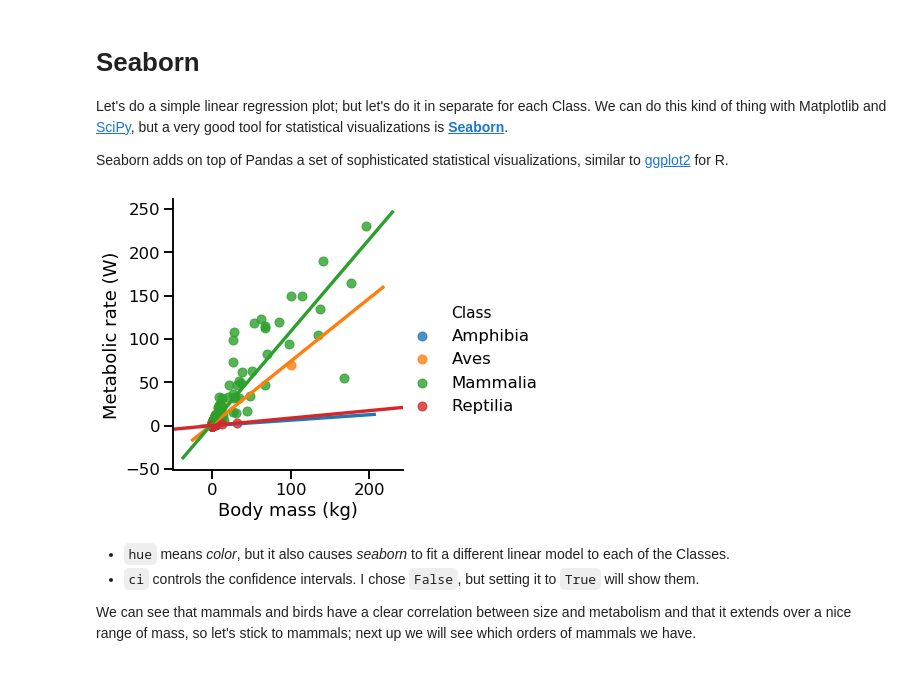
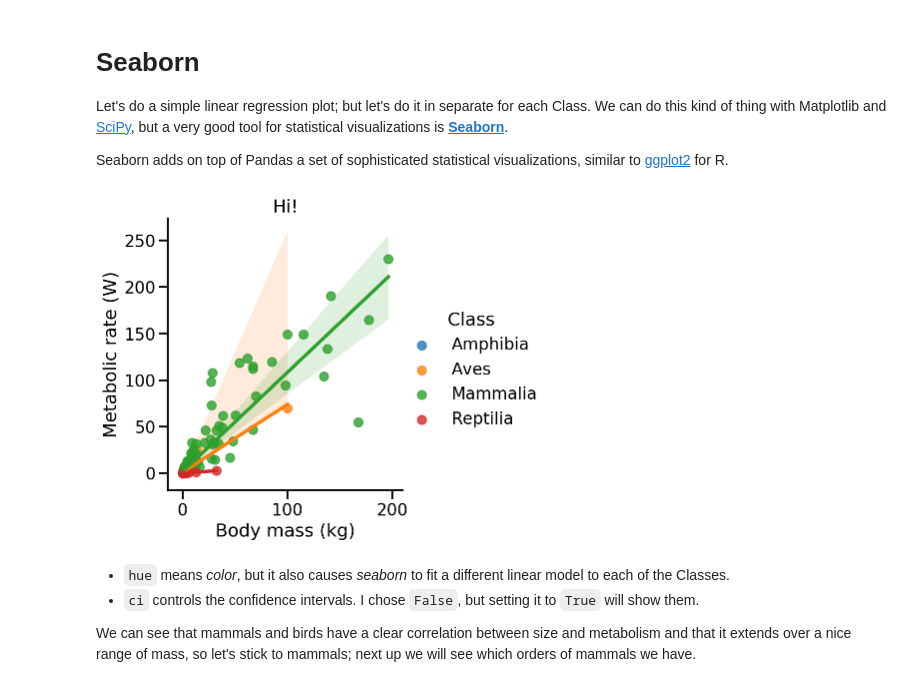
Before and after one commit to yoavram/DataSciPy, a Jupyter notebook: sessions/pandas-seaborn.ipynb, the cells around one changed output. Cells and saved outputs as stored; diff of their text form; code cells hidden in the pictures.

```diff
--- a/sessions/pandas-seaborn.ipynb
+++ b/sessions/pandas-seaborn.ipynb
@@ -160,13 +196,14 @@ sns.set_context("talk")
 # %%
-sns.lmplot(
+g = sns.lmplot(
     x='Body mass (kg)',
     y='Metabolic rate (W)',
     hue='Class',
     data=data,
-    ci=False,
-);
+#     ci=False,
+)
+g.axes[0,0].set_title('Hi!');
 # %% [output]
-[figure, old version]
+[figure, new version]
 # %% [markdown]
 - `hue` means _color_, but it also causes _seaborn_ to fit a different linear model to each of the Classes.
 - `ci` controls the confidence intervals. I chose `False`, but setting it to `True` will show them.
```
Also changed, not shown: parts of 15 cells of this notebook, 14 other files.
